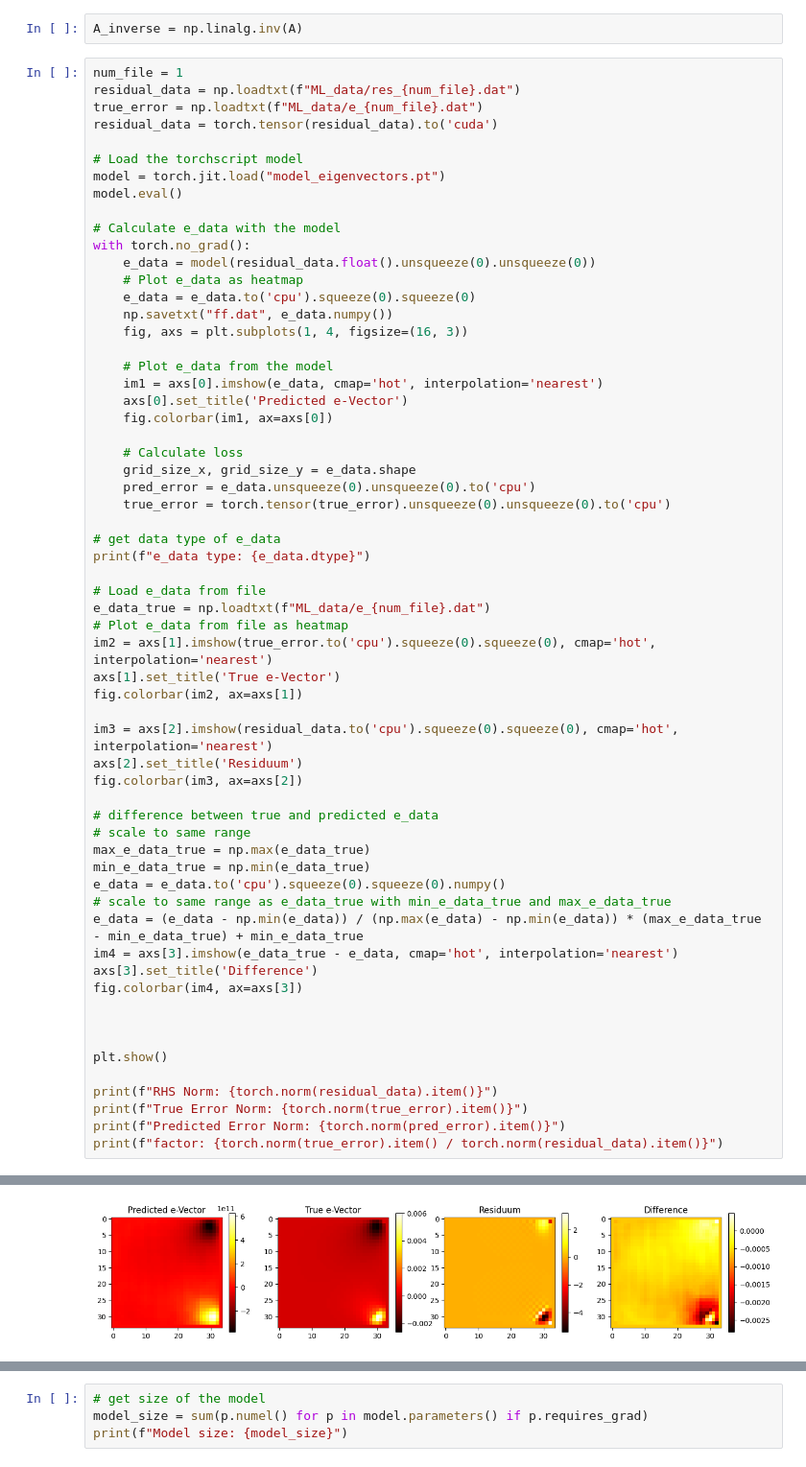
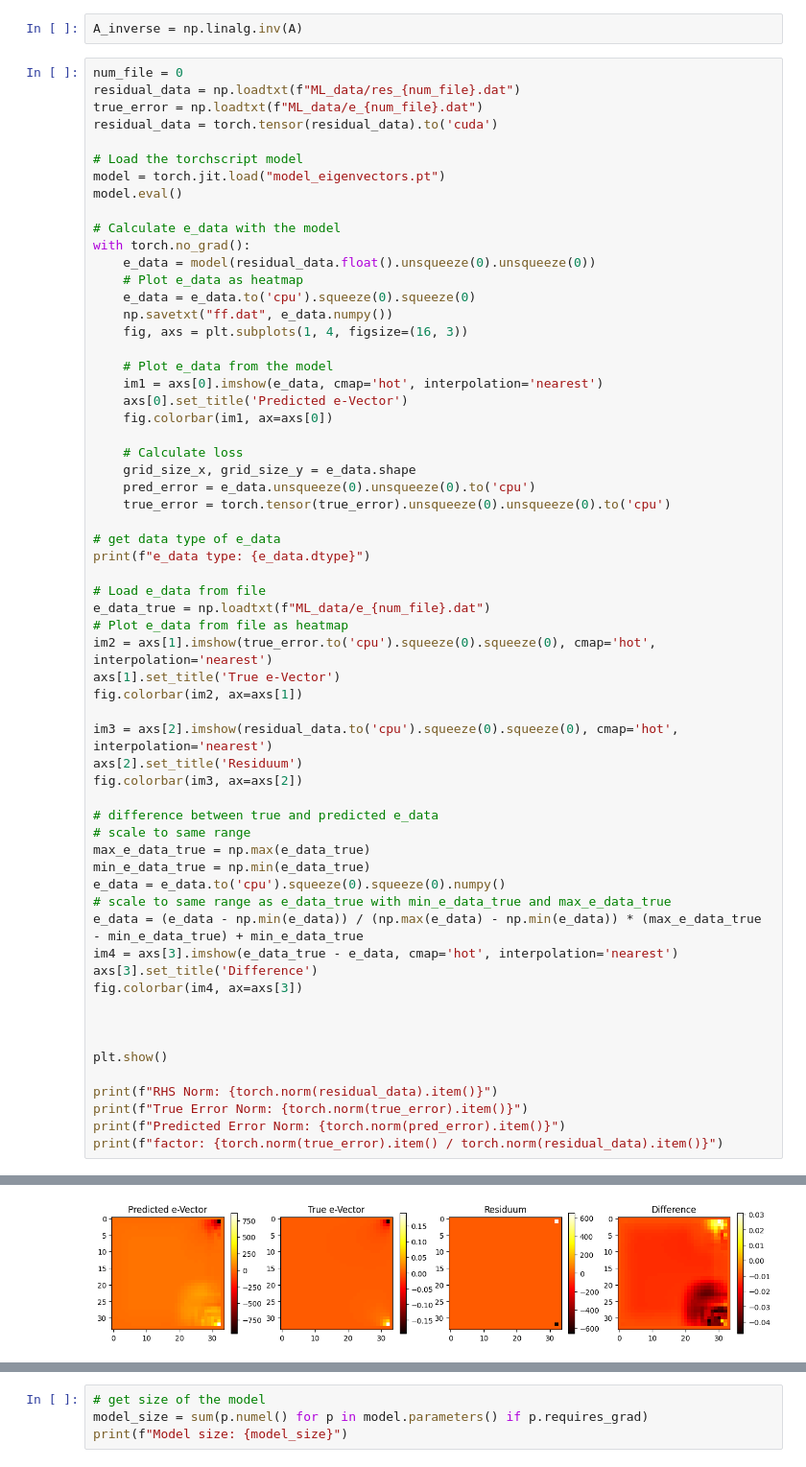
Before and after one commit to glaand/bachelor-thesis, a Jupyter notebook: ml/ml_analysis_eigenvectors.ipynb, the cells around one changed output, grey strips where cells are left out. Shown at 96% size. Cells and saved outputs as stored; diff of their text form.

```diff
--- a/ml/ml_analysis_eigenvectors.ipynb
+++ b/ml/ml_analysis_eigenvectors.ipynb
@@ -72,7 +72,7 @@ for i in range(grid_size_x):
 # %%
 A_inverse = np.linalg.inv(A)
 # %%
-num_file = 1
+num_file = 0
 residual_data = np.loadtxt(f"ML_data/res_{num_file}.dat")
 true_error = np.loadtxt(f"ML_data/e_{num_file}.dat")
 residual_data = torch.tensor(residual_data).to('cuda')
@@ -107,31 +107,31 @@ e_data_true = np.loadtxt(f"ML_data/e_{num_file}.dat")
 # Plot e_data from file as heatmap
 im2 = axs[1].imshow(true_error.to('cpu').squeeze(0).squeeze(0), cmap='hot', interpolation='nearest')
 axs[1].set_title('True e-Vector')
 fig.colorbar(im2, ax=axs[1])
 
 im3 = axs[2].imshow(residual_data.to('cpu').squeeze(0).squeeze(0), cmap='hot', interpolation='nearest')
 axs[2].set_title('Residuum')
 fig.colorbar(im3, ax=axs[2])
 
 # difference between true and predicted e_data
 # scale to same range
 max_e_data_true = np.max(e_data_true)
 min_e_data_true = np.min(e_data_true)
 e_data = e_data.to('cpu').squeeze(0).squeeze(0).numpy()
 # scale to same range as e_data_true with min_e_data_true and max_e_data_true
 e_data = (e_data - np.min(e_data)) / (np.max(e_data) - np.min(e_data)) * (max_e_data_true - min_e_data_true) + min_e_data_true
 im4 = axs[3].imshow(e_data_true - e_data, cmap='hot', interpolation='nearest')
 axs[3].set_title('Difference')
 fig.colorbar(im4, ax=axs[3])
 
 
 
 plt.show()
 
 print(f"RHS Norm: {torch.norm(residual_data).item()}")
 print(f"True Error Norm: {torch.norm(true_error).item()}")
 print(f"Predicted Error Norm: {torch.norm(pred_error).item()}")
 print(f"factor: {torch.norm(true_error).item() / torch.norm(residual_data).item()}")
 # %% [output]
 e_data type: torch.float32
-[figure, old version]
+[figure, new version]
```
Also changed, not shown: parts of 2 cells of this notebook, 8 other files.
